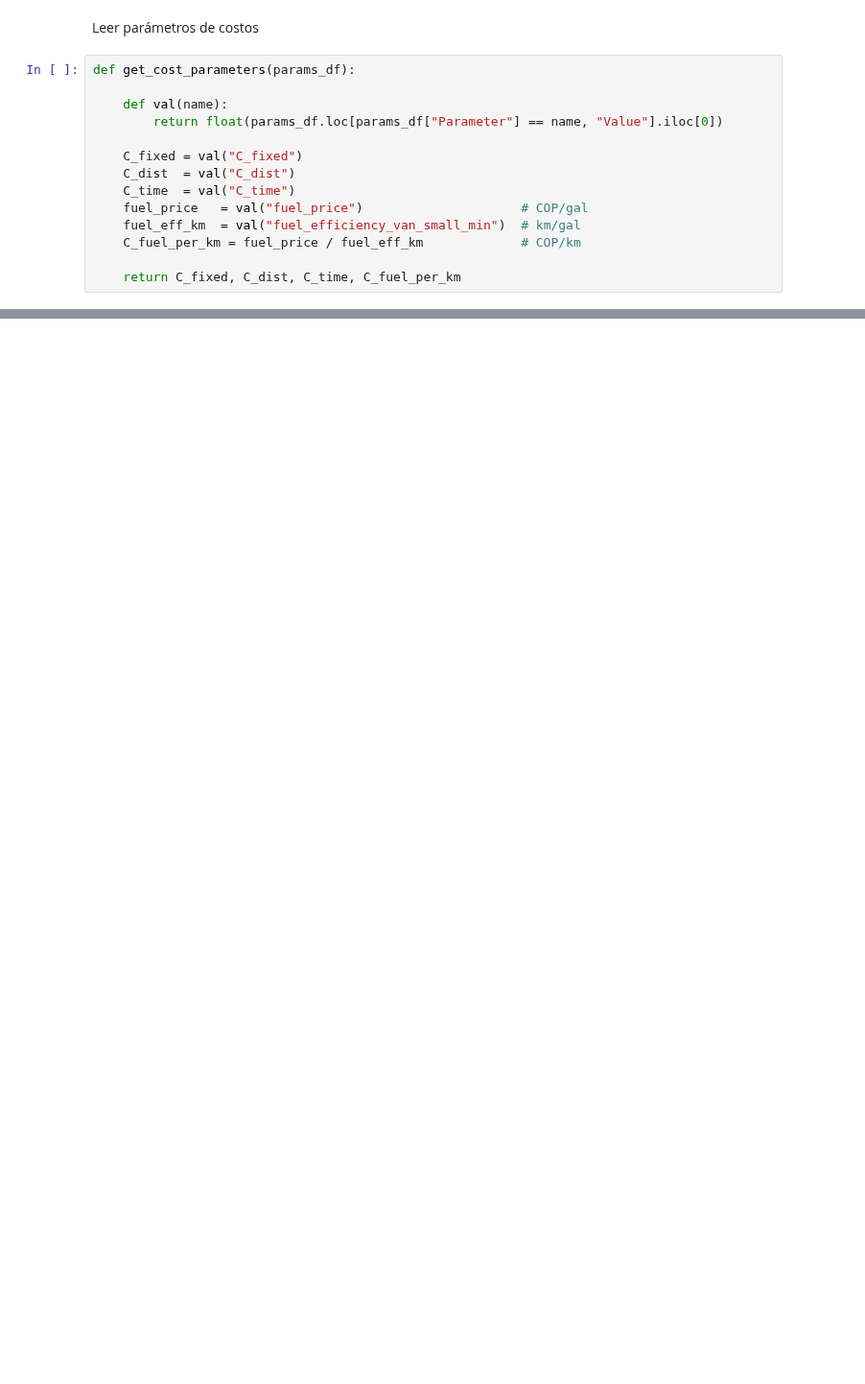
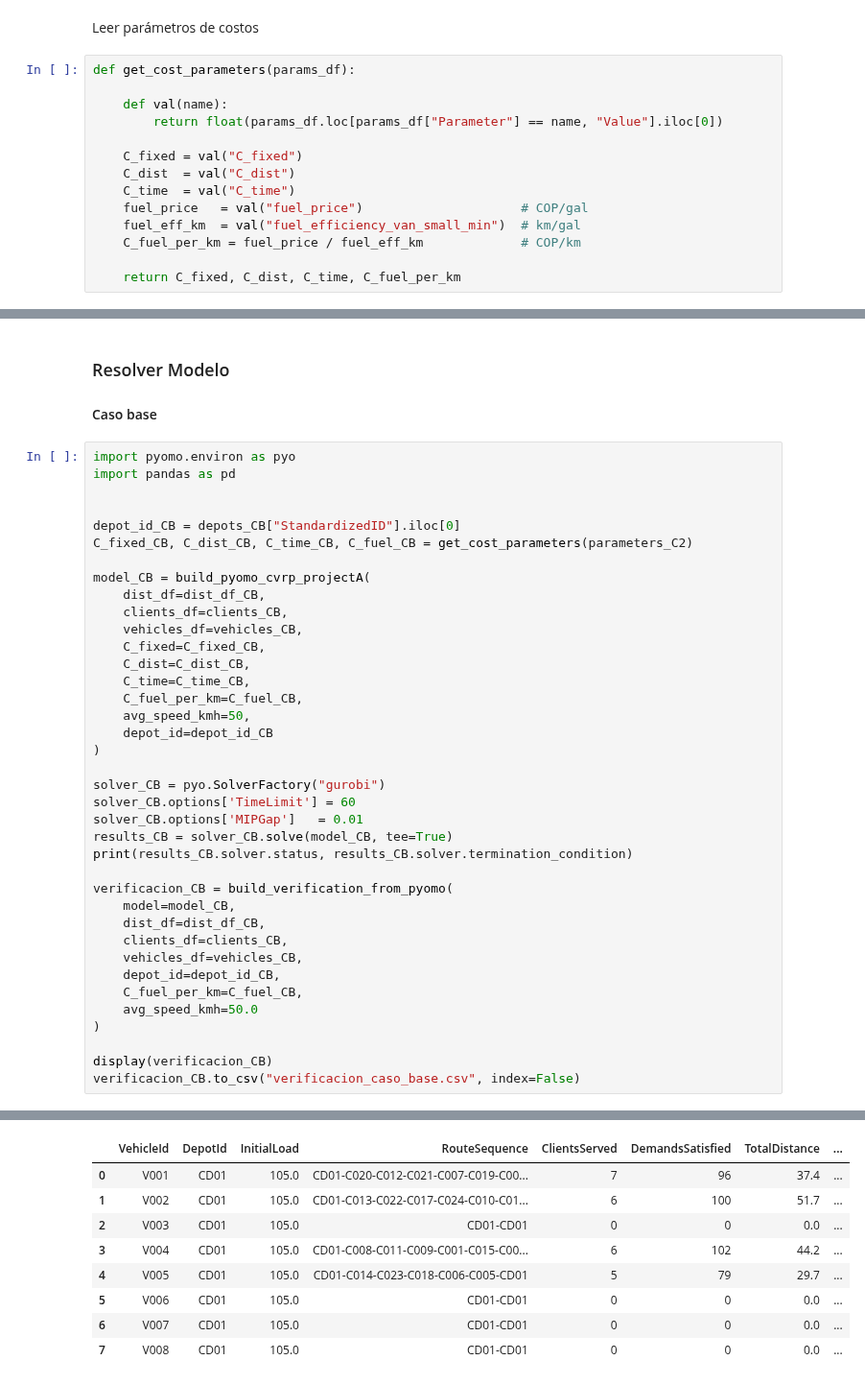
Before and after one commit to S302-prog/Mos-Proyecto1, a Jupyter notebook: Proyecto_3.ipynb, the cells around one changed output, grey strips where cells are left out. Shown at 96% size. Saved outputs shown, nothing was run; the diff lists cells and outputs as text; blank space fills up the shorter version.

```diff
--- a/Proyecto_3.ipynb
+++ b/Proyecto_3.ipynb
@@ -175,0 +457,43 @@ def get_cost_parameters(params_df):
+# %% [markdown]
+### Resolver Modelo
+
+#### Caso base
+# %%
+import pyomo.environ as pyo
+import pandas as pd
+
+
+depot_id_CB = depots_CB["StandardizedID"].iloc[0]
+C_fixed_CB, C_dist_CB, C_time_CB, C_fuel_CB = get_cost_parameters(parameters_C2)
+
+model_CB = build_pyomo_cvrp_projectA(
+    dist_df=dist_df_CB,
+    clients_df=clients_CB,
+    vehicles_df=vehicles_CB,
+    C_fixed=C_fixed_CB,
+    C_dist=C_dist_CB,
+    C_time=C_time_CB,
+    C_fuel_per_km=C_fuel_CB,
+    avg_speed_kmh=50,
+    depot_id=depot_id_CB
+)
+
+solver_CB = pyo.SolverFactory("gurobi")
+solver_CB.options['TimeLimit'] = 60
+solver_CB.options['MIPGap']   = 0.01
+results_CB = solver_CB.solve(model_CB, tee=True)
+print(results_CB.solver.status, results_CB.solver.termination_condition)
+
+verificacion_CB = build_verification_from_pyomo(
+    model=model_CB,
+    dist_df=dist_df_CB,
+    clients_df=clients_CB,
+    vehicles_df=vehicles_CB,
+    depot_id=depot_id_CB,
+    C_fuel_per_km=C_fuel_CB,
+    avg_speed_kmh=50.0
+)
+
+display(verificacion_CB)
+verificacion_CB.to_csv("verificacion_caso_base.csv", index=False)
+# %% [output]
@@ -175,0 +517,9 @@ def get_cost_parameters(params_df):
+|  | VehicleId | DepotId | InitialLoad | RouteSequence | ClientsServed | DemandsSatisfied | TotalDistance | ... |
+| 0 | V001 | CD01 | 105.0 | CD01-C020-C012-C021-C007-C019-C00... | 7 | 96 | 37.4 | ... |
+| 1 | V002 | CD01 | 105.0 | CD01-C013-C022-C017-C024-C010-C01... | 6 | 100 | 51.7 | ... |
+| 2 | V003 | CD01 | 105.0 | CD01-CD01 | 0 | 0 | 0.0 | ... |
+| 3 | V004 | CD01 | 105.0 | CD01-C008-C011-C009-C001-C015-C00... | 6 | 102 | 44.2 | ... |
+| 4 | V005 | CD01 | 105.0 | CD01-C014-C023-C018-C006-C005-CD01 | 5 | 79 | 29.7 | ... |
+| 5 | V006 | CD01 | 105.0 | CD01-CD01 | 0 | 0 | 0.0 | ... |
+| 6 | V007 | CD01 | 105.0 | CD01-CD01 | 0 | 0 | 0.0 | ... |
+| 7 | V008 | CD01 | 105.0 | CD01-CD01 | 0 | 0 | 0.0 | ... |
```
Also changed, not shown: parts of 21 cells of this notebook, 9 other files.
